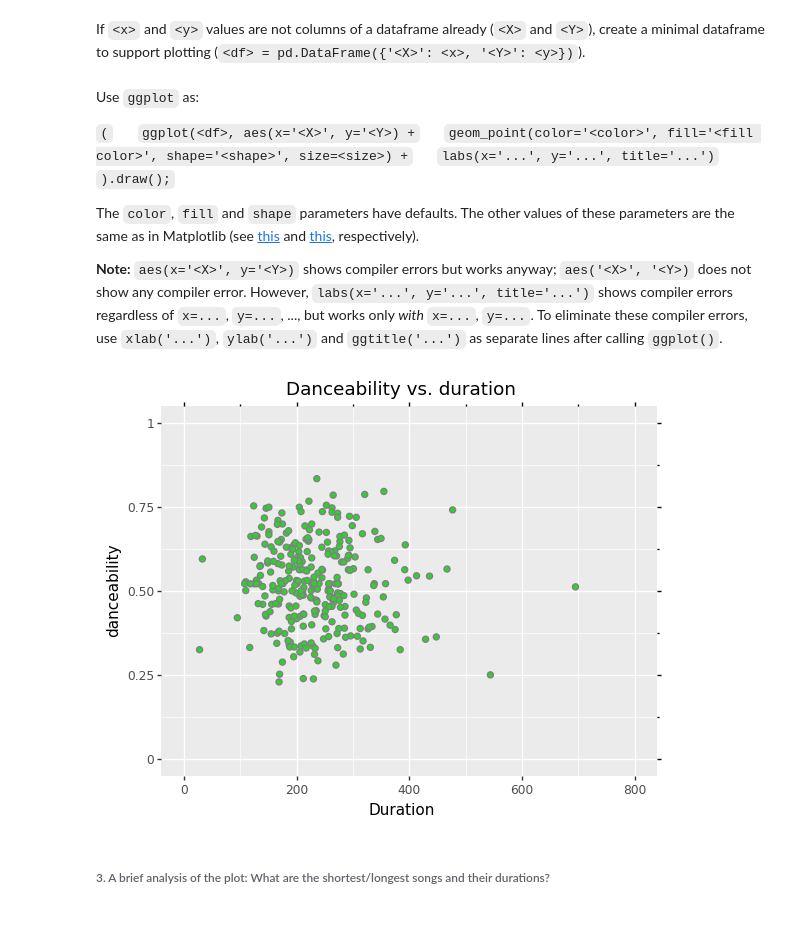
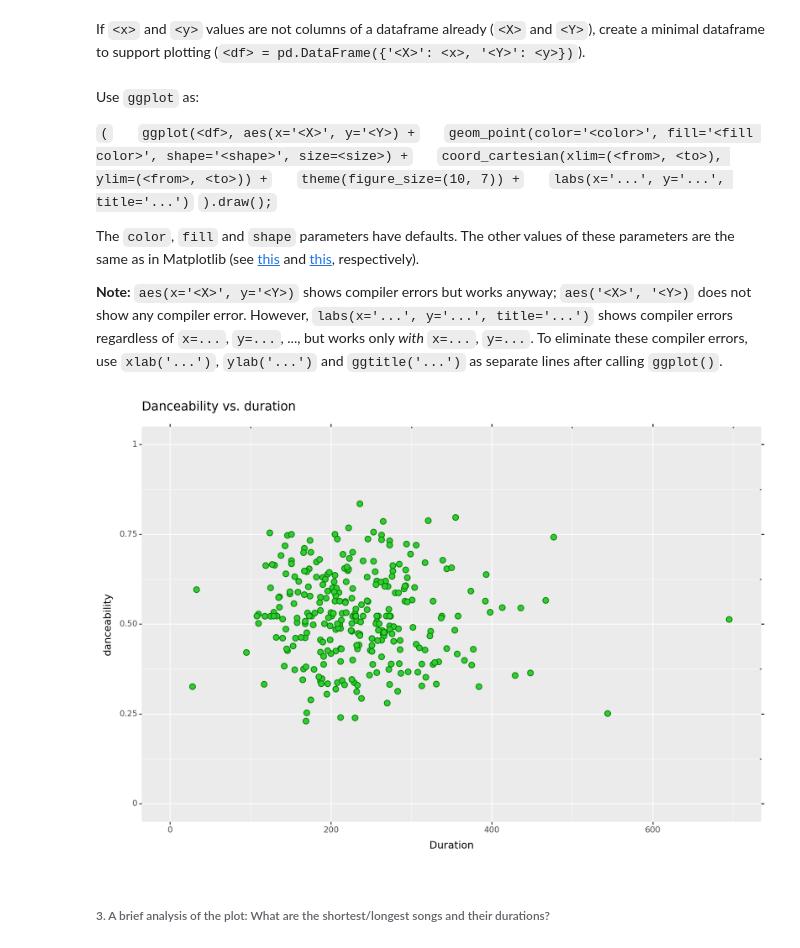
Before and after one commit to devedzic/eda_rs, a Jupyter notebook: eda.ipynb, the cells around one changed output. Cells and saved outputs as stored; diff of their text form; code cells hidden in the pictures; blank space fills up the shorter version.

```diff
--- a/eda.ipynb
+++ b/eda.ipynb
@@ -857,6 +869,8 @@ Use `ggplot` as:
 `(`
 &emsp;&emsp;`ggplot(<df>, aes(x='<X>', y='<Y>) +`
 &emsp;&emsp;`geom_point(color='<color>', fill='<fill color>', shape='<shape>', size=<size>) +`
+&emsp;&emsp;`coord_cartesian(xlim=(<from>, <to>), ylim=(<from>, <to>)) +`
+&emsp;&emsp;`theme(figure_size=(10, 7)) +`
 &emsp;&emsp;`labs(x='...', y='...', title='...')`
 `).draw();`
 
@@ -866,17 +880,18 @@ The `color`, `fill` and `shape` parameters have defaults. The other values of th
 # %%
 (
     ggplot(songs, aes('Duration', 'danceability')) +
-    geom_point(color='grey', fill='limegreen', size=2, ) +
-    coord_cartesian(xlim=(0, 800), ylim=(0, 1)) +
+    geom_point(color='green', fill='limegreen', size=3, ) +
+    coord_cartesian(xlim=(0, 700), ylim=(0, 1)) +
+    theme(figure_size=(10, 7)) +
     # xlim(0, 800) +
     # ylim(0, 1) +
     xlab('Duration') +
     ylab('danceability') +
     ggtitle('Danceability vs. duration')
     # labs(x='Duration', y='danceability', title='Danceability vs. duration')   # compiler errors, but works
-).draw();
+).draw()
 # %% [output]
-[figure, old version]
+[figure, new version]
 # %% [markdown]
 ###### 3. A brief analysis of the plot: What are the shortest/longest songs and their durations?
 # %%
```
Also changed, not shown: parts of 6 cells of this notebook, 2 other files.
